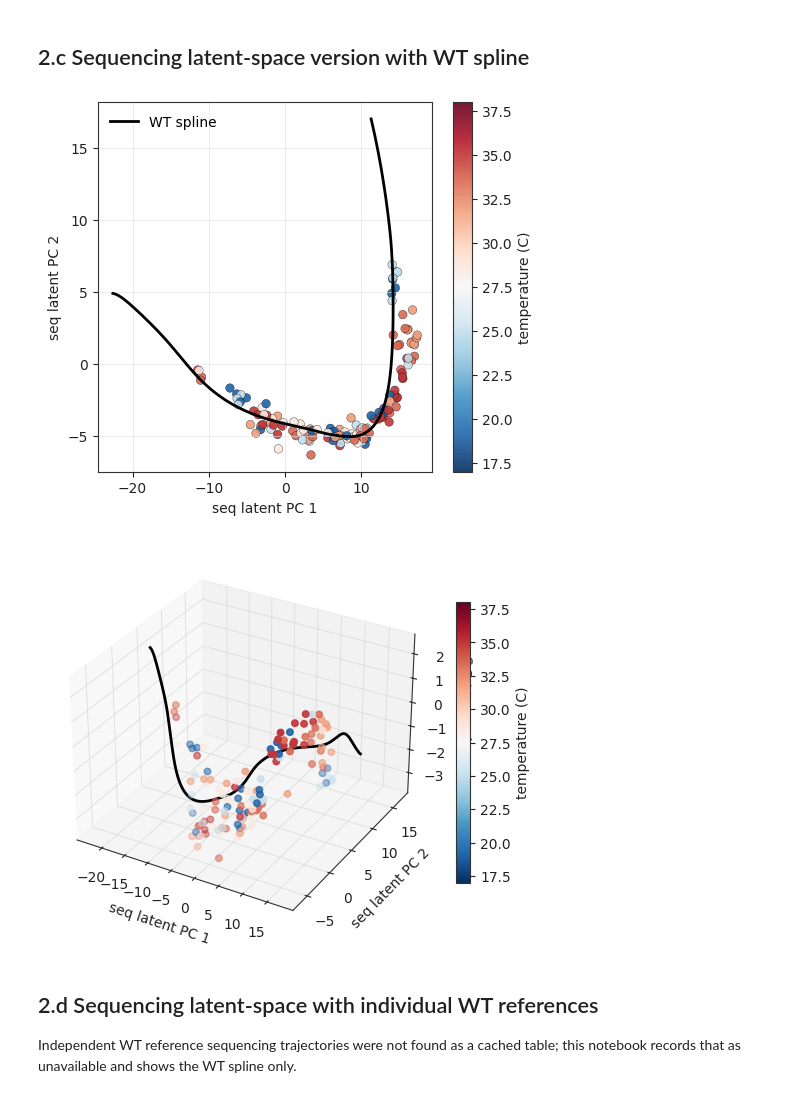
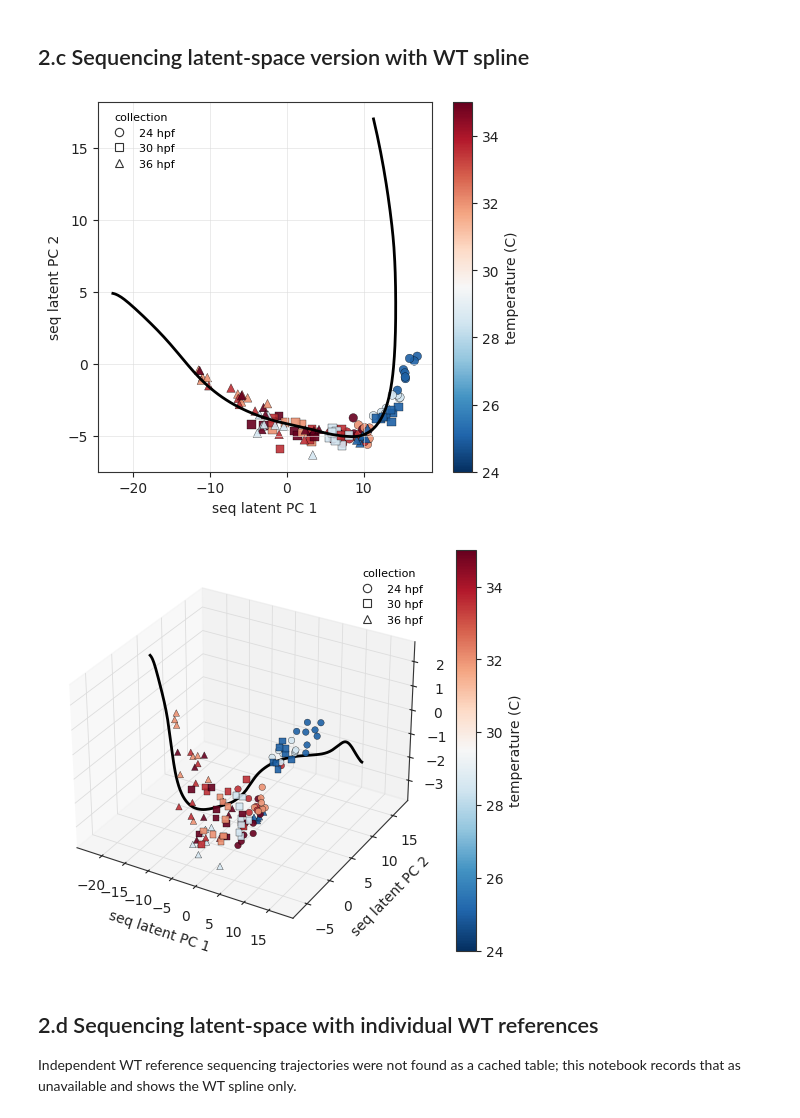
Before and after one commit to nlammers371/morphseq, a Jupyter notebook: results/nlammers/20260528/02_temperature_stress_bifurcation.ipynb, the cells around one changed output. Saved outputs shown, nothing was run; the diff lists cells and outputs as text; code cells hidden in the pictures.

```diff
--- a/results/nlammers/20260528/02_temperature_stress_bifurcation.ipynb
+++ b/results/nlammers/20260528/02_temperature_stress_bifurcation.ipynb
@@ -22,8 +36,11 @@ from mpl_toolkits.mplot3d import Axes3D  # noqa: F401
 # %%
-hf = pd.read_csv(CACHE_DIR / 'hf_pca_morph_df_with_spline_distance.csv')
-hf_hooke = pd.read_csv(CACHE_DIR / 'hf_pca_morph_df_hooke.csv')
+
+hf = drop_excluded_temperatures(pd.read_csv(CACHE_DIR / 'hf_pca_morph_df_with_spline_distance.csv'))
+hf_hooke = drop_excluded_temperatures(pd.read_csv(CACHE_DIR / 'hf_pca_morph_df_hooke.csv'))
 ref = pd.read_csv(CACHE_DIR / 'ab_ref_pca_morph_df.csv')
 spline_morph = pd.read_csv(CACHE_DIR / 'spline_morph_df.csv')
 hf_seq = pd.read_csv(CACHE_DIR / 'hf_seq_df.csv')
 spline_seq = pd.read_csv(CACHE_DIR / 'spline_seq_df.csv')
+seq_meta = drop_excluded_temperatures(pd.read_csv(CACHE_DIR / 'joint_141_morph_seq.csv'))[['sample', 'temperature', 'timepoint', 'snip_id']]
 manifest = pd.read_csv(CACHE_DIR / 'source_manifest.csv')
+print(f'Excluded temperatures: {EXCLUDED_TEMPERATURES}')
@@ -67,29 +94,40 @@ plt.show()
 # %% [markdown]
 ## 2.c Sequencing latent-space version with WT spline
 # %%
-# hf_seq lacks temperature metadata in the source file, so align the 141 matched rows by cache order where possible.
-seq_plot = hf_seq.copy().iloc[:len(hf)].reset_index(drop=True)
-seq_plot['temperature'] = hf['temperature'].reset_index(drop=True)
+
+seq_plot = (
+    hf_seq.rename(columns={hf_seq.columns[0]: 'sample'})
+    .merge(seq_meta, on='sample', how='inner', validate='one_to_one')
+)
+if len(seq_plot) != len(seq_meta):
+    missing = sorted(set(seq_meta['sample']) - set(seq_plot['sample']))
+    print(f'Warning: {len(missing)} sequence metadata rows were not found in hf_seq_df: {missing[:5]}')
 fig, ax = plt.subplots(figsize=(5.4, 4.8))
-temperature_scatter(ax, seq_plot['PCA_00'], seq_plot['PCA_01'], seq_plot['temperature'], s=38, alpha=0.9)
+temperature_timepoint_scatter(ax, seq_plot['PCA_00'], seq_plot['PCA_01'], seq_plot['temperature'], seq_plot['timepoint'], s=38, alpha=0.9)
 ax.plot(spline_seq['PCA_00'], spline_seq['PCA_01'], color='black', lw=2, label='WT spline')
 ax.set_xlabel('seq latent PC 1')
 ax.set_ylabel('seq latent PC 2')
-ax.legend(frameon=False)
 savefig(fig, '02c_seq_pca_2d_with_wt_spline')
 plt.show()
 
 fig = plt.figure(figsize=(6.2, 5.2))
 ax = fig.add_subplot(111, projection='3d')
-sc = ax.scatter(seq_plot['PCA_00'], seq_plot['PCA_01'], seq_plot['PCA_02'], c=seq_plot['temperature'], cmap='RdBu_r', vmin=17, vmax=38, s=22)
+temperature_timepoint_scatter(
+    ax,
+    seq_plot['PCA_00'],
+    seq_plot['PCA_01'],
+    seq_plot['temperature'],
+    seq_plot['timepoint'],
+    z=seq_plot['PCA_02'],
+    s=22,
+)
 ax.plot(spline_seq['PCA_00'], spline_seq['PCA_01'], spline_seq['PCA_02'], color='black', lw=2)
 ax.set_xlabel('seq latent PC 1'); ax.set_ylabel('seq latent PC 2'); ax.set_zlabel('seq latent PC 3')
-fig.colorbar(sc, ax=ax, shrink=0.7, label='temperature (C)')
 savefig(fig, '02c_seq_pca_3d_with_wt_spline')
 plt.show()
 # %% [output]
-[figure, old version]
+[figure, new version]
-[figure, old version]
+[figure, new version]
 # %% [markdown]
 ## 2.d Sequencing latent-space with individual WT references
 
```
Also changed, not shown: parts of 6 cells of this notebook, 7 other files.
